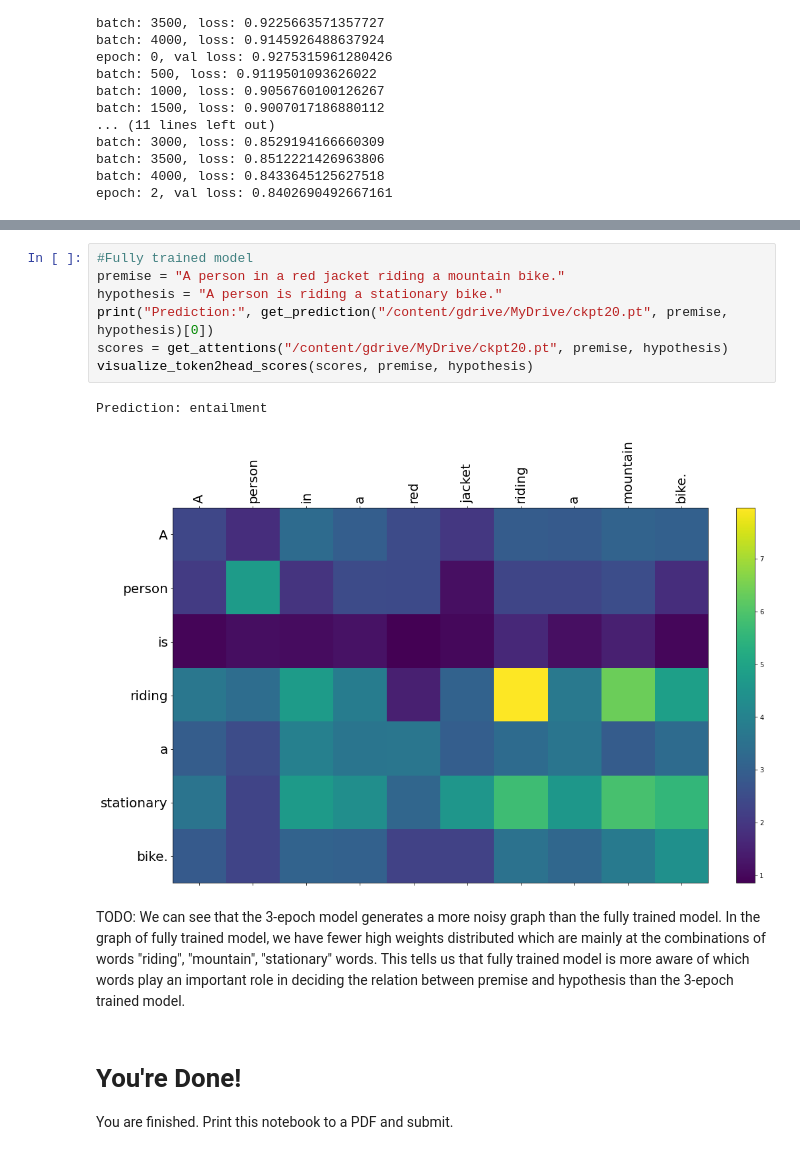
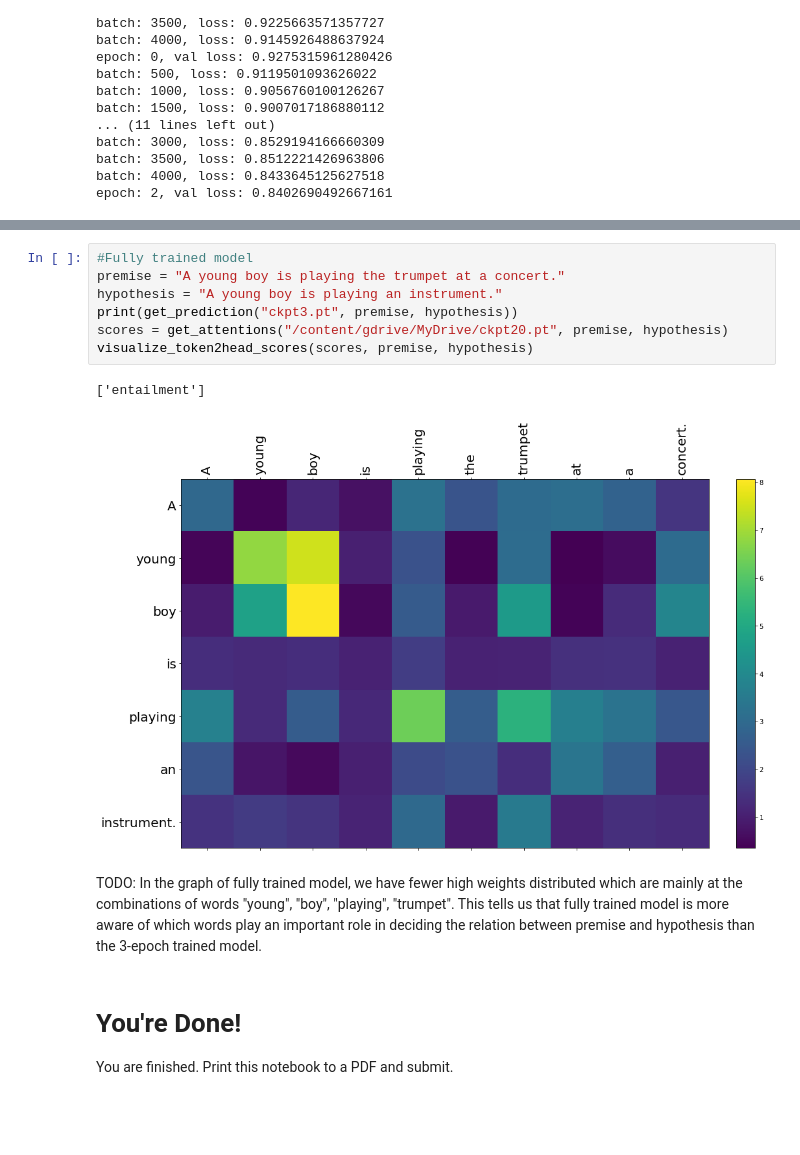
Before and after one commit to MeredithGao/ML-23, a Jupyter notebook: HW4/NLI_Attention.ipynb, the cells around one changed output, grey strips where cells are left out. Cells and saved outputs as stored; diff of their text form; blank space fills up the shorter version.

```diff
--- a/HW4/NLI_Attention.ipynb
+++ b/HW4/NLI_Attention.ipynb
@@ -637,15 +637,15 @@ Prediction: entailment
 # %%
 #Fully trained model
-premise = "A person in a red jacket riding a mountain bike."
-hypothesis = "A person is riding a stationary bike."
-print("Prediction:", get_prediction("/content/gdrive/MyDrive/ckpt20.pt", premise, hypothesis)[0])
+premise = "A young boy is playing the trumpet at a concert."
+hypothesis = "A young boy is playing an instrument."
+print(get_prediction("ckpt3.pt", premise, hypothesis))
 scores = get_attentions("/content/gdrive/MyDrive/ckpt20.pt", premise, hypothesis)
 visualize_token2head_scores(scores, premise, hypothesis)
 # %% [output]
-Prediction: entailment
+['entailment']
-[figure, old version]
+[figure, new version]
 # %% [markdown]
-TODO: We can see that the 3-epoch model generates a more noisy graph than the fully trained model. In the graph of fully trained model, we have fewer high weights distributed which are mainly at the combinations of words "riding", "mountain", "stationary" words. This tells us that fully trained model is more aware of which words play an important role in deciding the relation between premise and hypothesis than the 3-epoch trained model.
+TODO: In the graph of fully trained model, we have fewer high weights distributed which are mainly at the combinations of words "young", "boy", "playing", "trumpet". This tells us that fully trained model is more aware of which words play an important role in deciding the relation between premise and hypothesis than the 3-epoch trained model.
 # %% [markdown]
 # You're Done!
 
```
Also changed, not shown: parts of 3 cells of this notebook.
